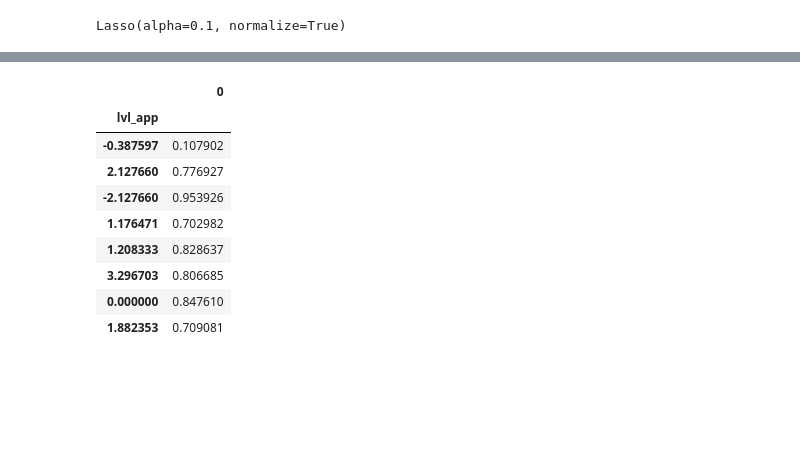
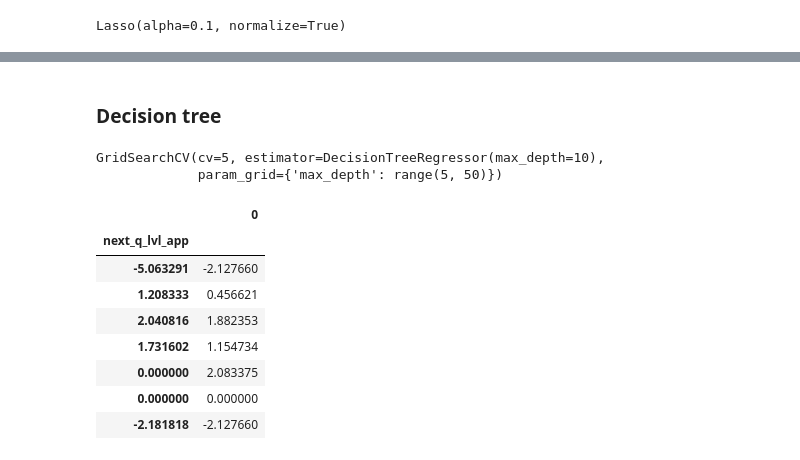
Before and after one commit to MaartenVandenhof-r0613805/real-estate-analysis, a Jupyter notebook: notebooks/Real estate prediction.ipynb, the cells around one changed output, grey strips where cells are left out. Saved outputs shown, nothing was run; the diff lists cells and outputs as text; code cells hidden in the pictures; blank space fills up the shorter version.

```diff
--- a/notebooks/Real estate prediction.ipynb
+++ b/notebooks/Real estate prediction.ipynb
@@ -73,0 +86,5 @@ model_data.head()
+# %%
+# Create and save appartment dataframe
+app_df = model_data[["year:period", "Value", "appartments", "prev_q_app_permit", "App_transactions", "lvl_app", "next_q_lvl_app"]]
+app_df.to_csv("E:/Projects/real-estate-analysis/data/app_model.csv", index=False)
+app_df.head()
@@ -76,6 +100,6 @@ model_data.head()
 ### Lasso regression
 # %%
 # Create training and test data for appartments
-X_app = model_data[["Value", "appartments", "App_transactions"]]
-y_app = model_data["lvl_app"]
+X_app = app_df.drop(columns=["next_q_lvl_app", "year:period"])
+y_app = app_df["next_q_lvl_app"]
 X_train, X_test, y_train, y_test = train_test_split(X_app, y_app, test_size=0.2, random_state=0)
@@ -109,3 +134,0 @@ mean_squared_error(y_test, y_pred)
-# %%
-app_model_knn = KNeighborsRegressor(2)
-app_model_knn.fit(X_train, y_train)
@@ -114,14 +143,23 @@ KNeighborsRegressor(n_neighbors=2)
+# %% [markdown]
+### Decision tree
+# %%
+app_dt_model = tree.DecisionTreeRegressor(max_depth=10)
+app_dt_cv_model = GridSearchCV(app_dt_model, {"max_depth": range(5, 50)}, cv=5)
+app_dt_model.fit(X_train, y_train)
+app_dt_cv_model.fit(X_train, y_train)
+# %% [output]
+GridSearchCV(cv=5, estimator=DecisionTreeRegressor(max_depth=10),
+             param_grid={'max_depth': range(5, 50)})
 # %%
-y_pred_knn = app_model.predict(X_test)
-pd.DataFrame(y_pred_knn, y_test)
+y_dt_pred = app_dt_model.predict(X_test)
+pd.DataFrame(y_dt_pred, y_test)
 # %% [output]
 |  | 0 |
-| lvl_app |  |
-| -0.387597 | 0.107902 |
-| 2.127660 | 0.776927 |
-| -2.127660 | 0.953926 |
-| 1.176471 | 0.702982 |
-| 1.208333 | 0.828637 |
-| 3.296703 | 0.806685 |
-| 0.000000 | 0.847610 |
-| 1.882353 | 0.709081 |
+| next_q_lvl_app |  |
+| -5.063291 | -2.127660 |
+| 1.208333 | 0.456621 |
+| 2.040816 | 1.882353 |
+| 1.731602 | 1.154734 |
+| 0.000000 | 2.083375 |
+| 0.000000 | 0.000000 |
+| -2.181818 | -2.127660 |
```
Also changed, not shown: parts of 17 cells of this notebook, 7 other files.
